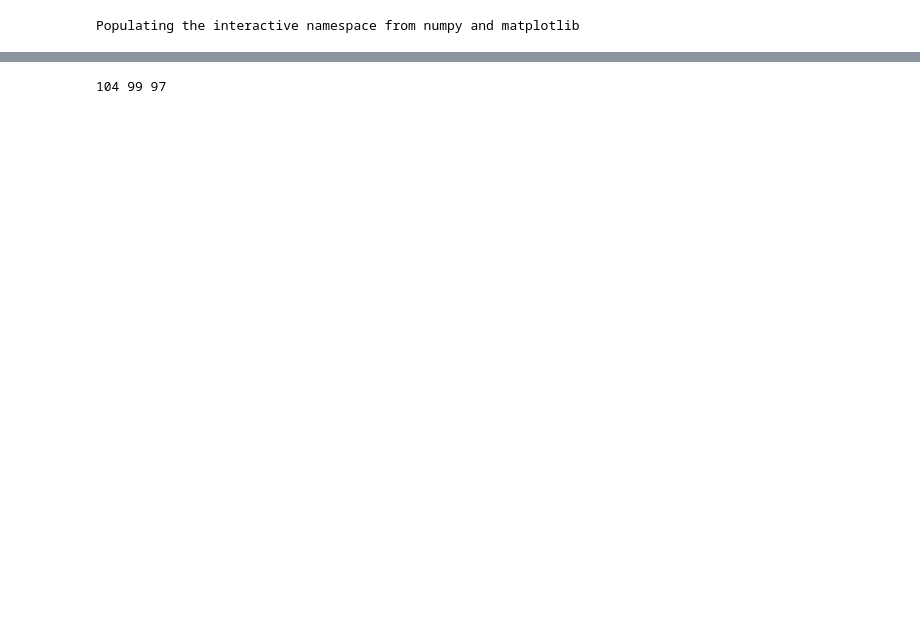
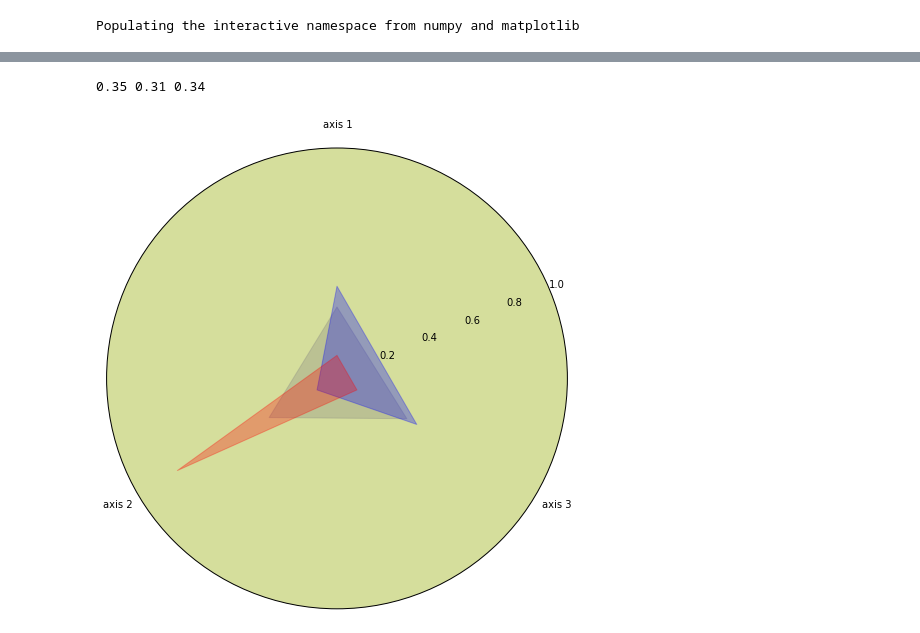
Before and after one commit to forero/Vweb-Tweb, a Jupyter notebook: code/alignments.ipynb, the cells around one changed output, grey strips where cells are left out. Saved outputs shown, nothing was run; the diff lists cells and outputs as text; code cells hidden in the pictures; blank space fills up the shorter version.

Commit message:
new polar plots

```diff
--- a/code/alignments.ipynb
+++ b/code/alignments.ipynb
@@ -44,4 +44,8 @@ scatter(rand_x[id_alpha], rand_y[id_alpha])
-# %%
-print size(id_gamma), size(id_beta), size(id_alpha)
-# %% [output]
-104 99 97
+# %%
+f_alpha = 1.0*size(id_alpha)/n_points
+f_beta = 1.0*size(id_beta)/n_points
+f_gamma = 1.0*size(id_gamma)/n_points
+# %%
+print f_alpha, f_beta, f_gamma
+# %% [output]
+0.35 0.31 0.34
@@ -47,0 +55,22 @@ print size(id_gamma), size(id_beta), size(id_alpha)
+# %%
+fig = figure(figsize=(8,8))
+ax = fig.add_axes([0.1, 0.1, 0.8, 0.8], polar=True, axisbg='#d5de9c')
+
+r= array([f_alpha, f_beta, f_gamma, f_alpha])
+theta = array([-pi/6.0, pi/2.0, 7.0*pi/6.0, -pi/6.0])
+
+r_bis= array([0.40, 0.40, 0.10, 0.40])
+r_t= array([0.10, 0.10, 0.80, 0.10])
+
+
+fill(theta, r, alpha=0.3, color='grey')
+fill(theta, r_bis, alpha=0.3, color='blue')
+fill(theta, r_t, alpha=0.3, color='red')
+ax.grid(False)
+ax.set_aspect(1.0)
+ax.set_rmax(1.0)
+angles = arange(0, 360,60) + 30.0
+labels = ('', 'axis 1', '', 'axis 2', '', 'axis 3', '')
+thetalines, thetatext = thetagrids( angles, labels )
+# %% [output]
+[figure, added]
```
Also changed, not shown: parts of 6 cells of this notebook.
